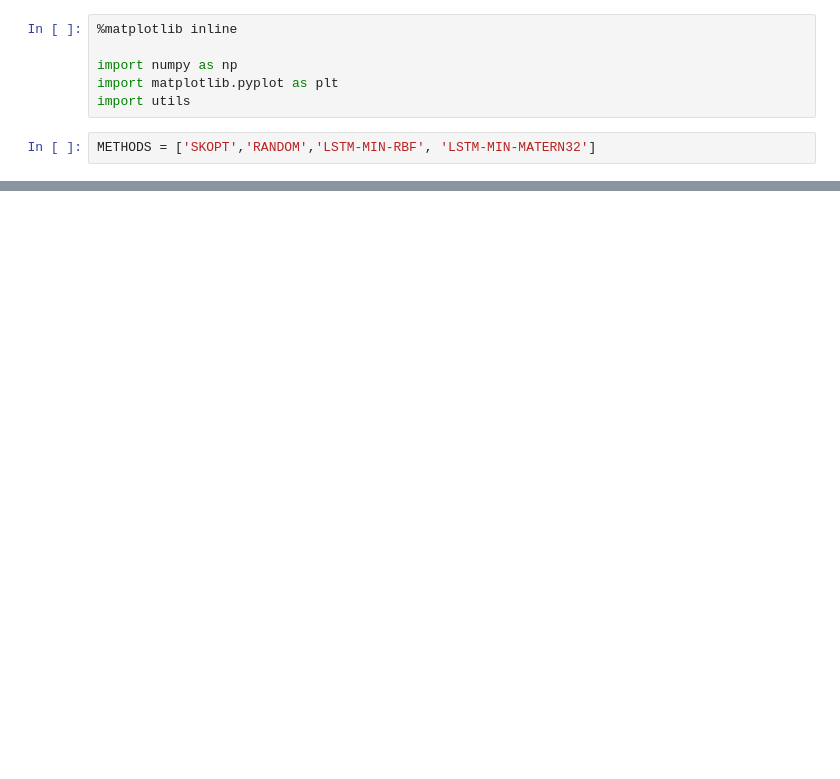
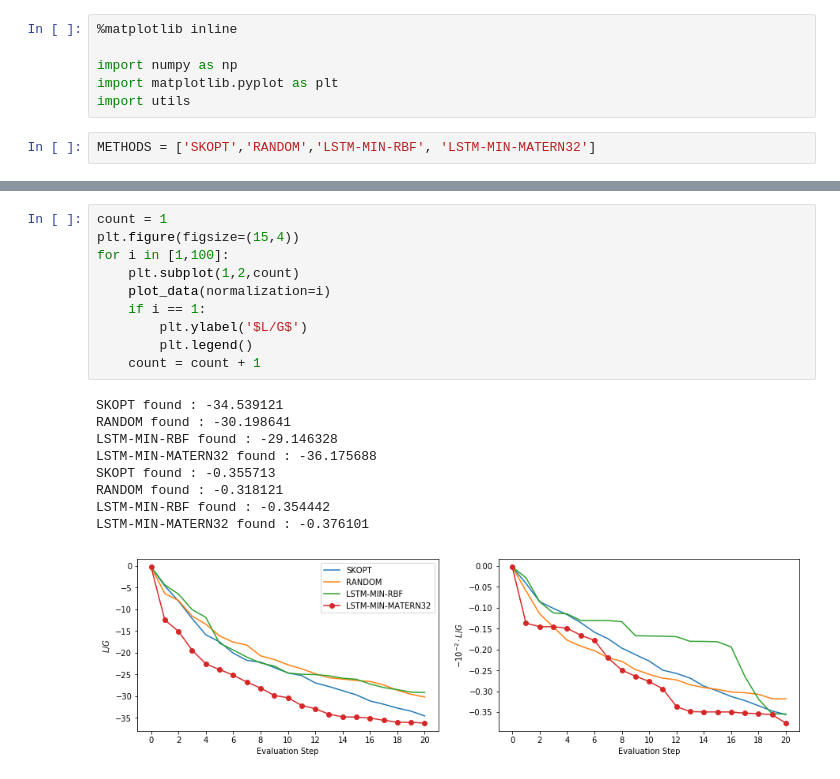
Before and after one commit to p16i/blackbox-optimization-using-rnns, a Jupyter notebook: airfoil-optimization.ipynb, the cells around one changed output, grey strips where cells are left out. Drawn from its saved outputs; the diff is of its cells as text; blank space fills up the shorter version.

```diff
--- a/airfoil-optimization.ipynb
+++ b/airfoil-optimization.ipynb
@@ -43,0 +51,20 @@ load_data('LSTM-MIN-RBF').shape
+# %%
+count = 1
+plt.figure(figsize=(15,4))
+for i in [1,100]:
+    plt.subplot(1,2,count)
+    plot_data(normalization=i)
+    if i == 1:
+        plt.ylabel('$L/G$')
+        plt.legend()
+    count = count + 1
+# %% [output]
+SKOPT found : -34.539121
+RANDOM found : -30.198641
+LSTM-MIN-RBF found : -29.146328
+LSTM-MIN-MATERN32 found : -36.175688
+SKOPT found : -0.355713
+RANDOM found : -0.318121
+LSTM-MIN-RBF found : -0.354442
+LSTM-MIN-MATERN32 found : -0.376101
+[figure, added]
```
Also changed, not shown: parts of 3 cells of this notebook, 19 other files.
